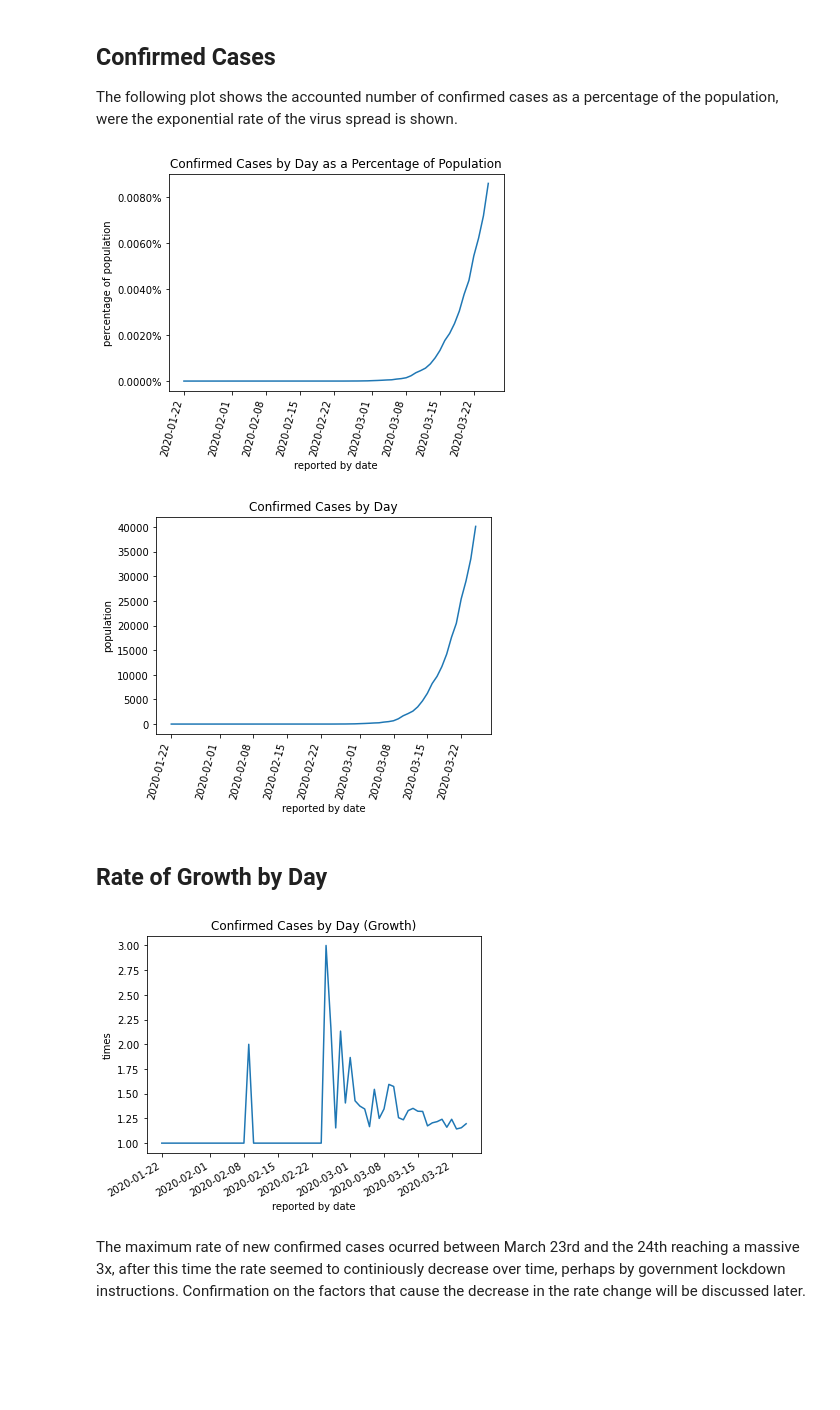
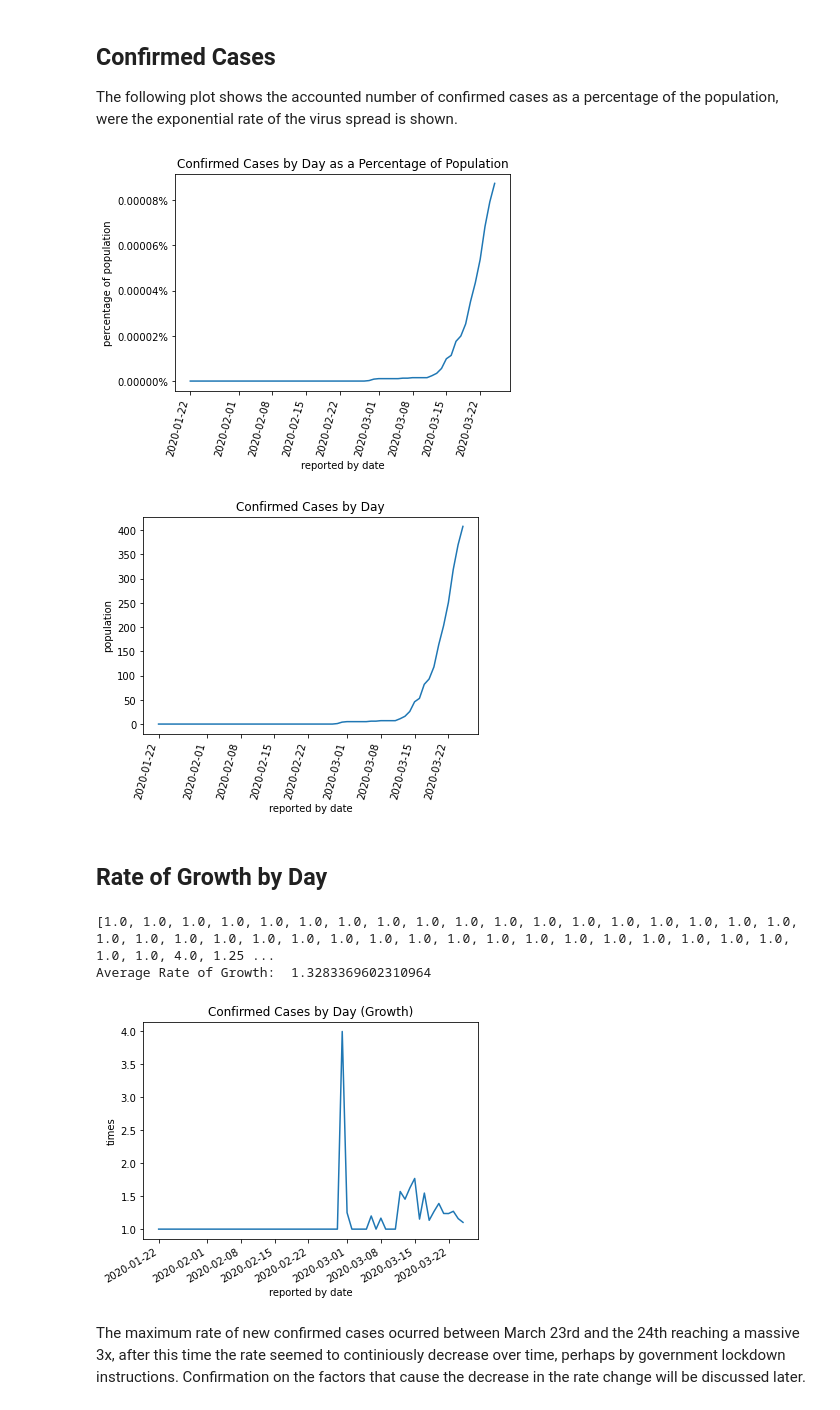
Before and after one commit to PrettyBoyHelios/spain-covid19, a Jupyter notebook: Spain Infected Population Analysis.ipynb, the cells around one changed output. Drawn from its saved outputs; the diff is of its cells as text; code cells hidden in the pictures; blank space fills up the shorter version.

```diff
--- a/Spain Infected Population Analysis.ipynb
+++ b/Spain Infected Population Analysis.ipynb
@@ -13,7 +13,7 @@ We filter data given a specific country. So that it is easier to handle.
 # %%
 data = pd.read_csv("data/covid-worldwide.csv")
 # interestCountry = input("Please enter a country name\n")
-interestCountry = "Spain"
+interestCountry = "Mexico"
 filteredData = data[data["Country/Region"] == interestCountry]
 # %% [markdown]
 Now, we proceed to sort data so that it is easily handled to be plotted in a matplotlib chart. We start by retrieving the sick population.
@@ -72,20 +72,33 @@ ax.set_ylabel("population")
 plt.setp(ax.get_xticklabels(), rotation=75, ha='right')
 plt.show()
 # %% [output]
-[figure, old version]
+[figure, new version]
-[figure, old version]
+[figure, new version]
 # %% [markdown]
 ## Rate of Growth by Day
 # %%
+print(ccR)
+# FIX FOR ACCURATE RATE OF GROWTH CALCUATION
+totalDays = 0
+avgRate = 0.0
+for i, rate in enumerate(ccR):
+    if i >= firstDay:
+        avgRate += rate
+        totalDays += 1
+
+avgRate = avgRate/totalDays
+print("Average Rate of Growth: ", avgRate)
 fig, ax = plt.subplots()
 ax.plot(dates, ccR)
 ax.set_title("Confirmed Cases by Day (Growth)")
 ax.set_xlabel("reported by date")
 ax.set_ylabel("times")
 plt.setp(ax.get_xticklabels(), rotation=30, ha='right')
 plt.show()
 # %% [output]
+[1.0, 1.0, 1.0, 1.0, 1.0, 1.0, 1.0, 1.0, 1.0, 1.0, 1.0, 1.0, 1.0, 1.0, 1.0, 1.0, 1.0, 1.0, 1.0, 1.0, 1.0, 1.0, 1.0, 1.0, 1.0, 1.0, 1.0, 1.0, 1.0, 1.0, 1.0, 1.0, 1.0, 1.0, 1.0, 1.0, 1.0, 1.0, 4.0, 1.25 ...
+Average Rate of Growth:  1.3283369602310964
-[figure, old version]
+[figure, new version]
 # %% [markdown]
 The maximum rate of new confirmed cases ocurred between March 23rd and the 24th reaching a massive 3x, after this time the rate seemed to continiously decrease over time, perhaps by government lockdown instructions. Confirmation on the factors that cause the decrease in the rate change will be discussed later.
 # %% [markdown]
```
Also changed, not shown: parts of 4 cells of this notebook.
